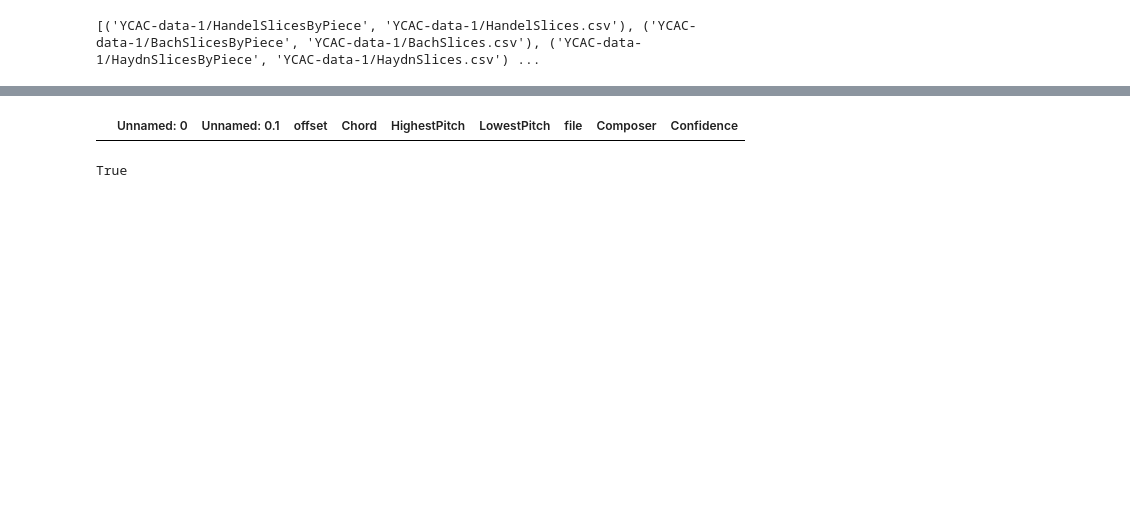
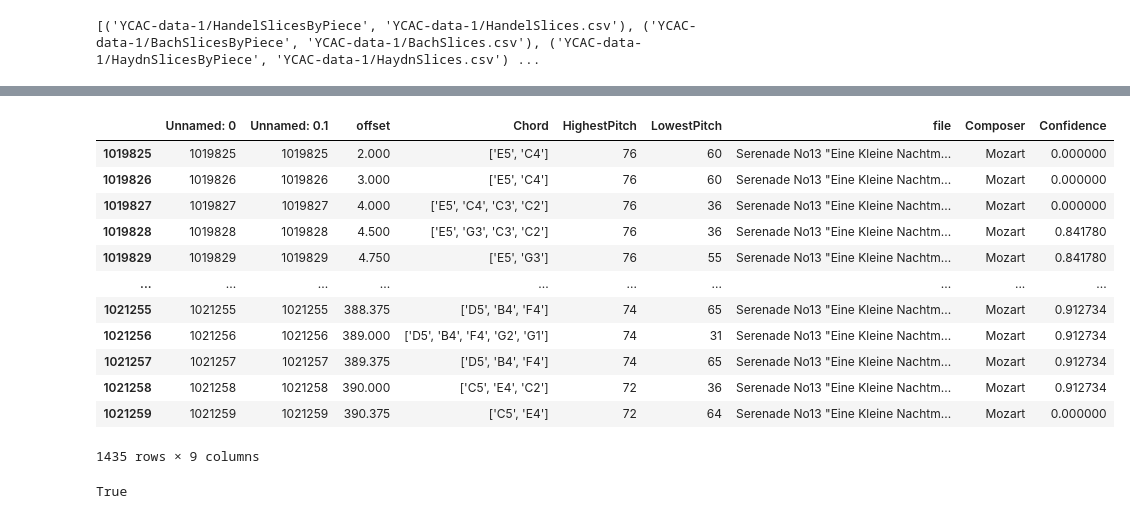
Before and after one commit to manavsingh415/classical_music_finder, a Jupyter notebook: main.ipynb, the cells around one changed output, grey strips where cells are left out. Cells and saved outputs as stored; diff of their text form; code cells hidden in the pictures; blank space fills up the shorter version.

```diff
--- a/main.ipynb
+++ b/main.ipynb
@@ -247,5 +250,18 @@ def search_composer(notes, name= 'none'):
 # %%
-data = pd.read_csv('YCAC-data-3/FSlices.csv', encoding= 'latin 1')
-data[data['Composer'] == np.nan]
+data = pd.read_csv('YCAC-data-1/MozartSlices.csv', encoding= 'latin 1')
+data[(data['file'] == 'Serenade No13 "Eine Kleine Nachtmusik" K525 ii C major.mid') &
+    ]
 # %% [output]
 |  | Unnamed: 0 | Unnamed: 0.1 | offset | Chord | HighestPitch | LowestPitch | file | Composer | Confidence |
+| 1019825 | 1019825 | 1019825 | 2.000 | ['E5', 'C4'] | 76 | 60 | Serenade No13 "Eine Kleine Nachtm... | Mozart | 0.000000 |
+| 1019826 | 1019826 | 1019826 | 3.000 | ['E5', 'C4'] | 76 | 60 | Serenade No13 "Eine Kleine Nachtm... | Mozart | 0.000000 |
+| 1019827 | 1019827 | 1019827 | 4.000 | ['E5', 'C4', 'C3', 'C2'] | 76 | 36 | Serenade No13 "Eine Kleine Nachtm... | Mozart | 0.000000 |
+| 1019828 | 1019828 | 1019828 | 4.500 | ['E5', 'G3', 'C3', 'C2'] | 76 | 36 | Serenade No13 "Eine Kleine Nachtm... | Mozart | 0.841780 |
+| 1019829 | 1019829 | 1019829 | 4.750 | ['E5', 'G3'] | 76 | 55 | Serenade No13 "Eine Kleine Nachtm... | Mozart | 0.841780 |
+| ... | ... | ... | ... | ... | ... | ... | ... | ... | ... |
+| 1021255 | 1021255 | 1021255 | 388.375 | ['D5', 'B4', 'F4'] | 74 | 65 | Serenade No13 "Eine Kleine Nachtm... | Mozart | 0.912734 |
+| 1021256 | 1021256 | 1021256 | 389.000 | ['D5', 'B4', 'F4', 'G2', 'G1'] | 74 | 31 | Serenade No13 "Eine Kleine Nachtm... | Mozart | 0.912734 |
+| 1021257 | 1021257 | 1021257 | 389.375 | ['D5', 'B4', 'F4'] | 74 | 65 | Serenade No13 "Eine Kleine Nachtm... | Mozart | 0.912734 |
+| 1021258 | 1021258 | 1021258 | 390.000 | ['C5', 'E4', 'C2'] | 72 | 36 | Serenade No13 "Eine Kleine Nachtm... | Mozart | 0.912734 |
+| 1021259 | 1021259 | 1021259 | 390.375 | ['C5', 'E4'] | 72 | 64 | Serenade No13 "Eine Kleine Nachtm... | Mozart | 0.000000 |
+1435 rows × 9 columns
```
Also changed, not shown: parts of 14 cells of this notebook.
